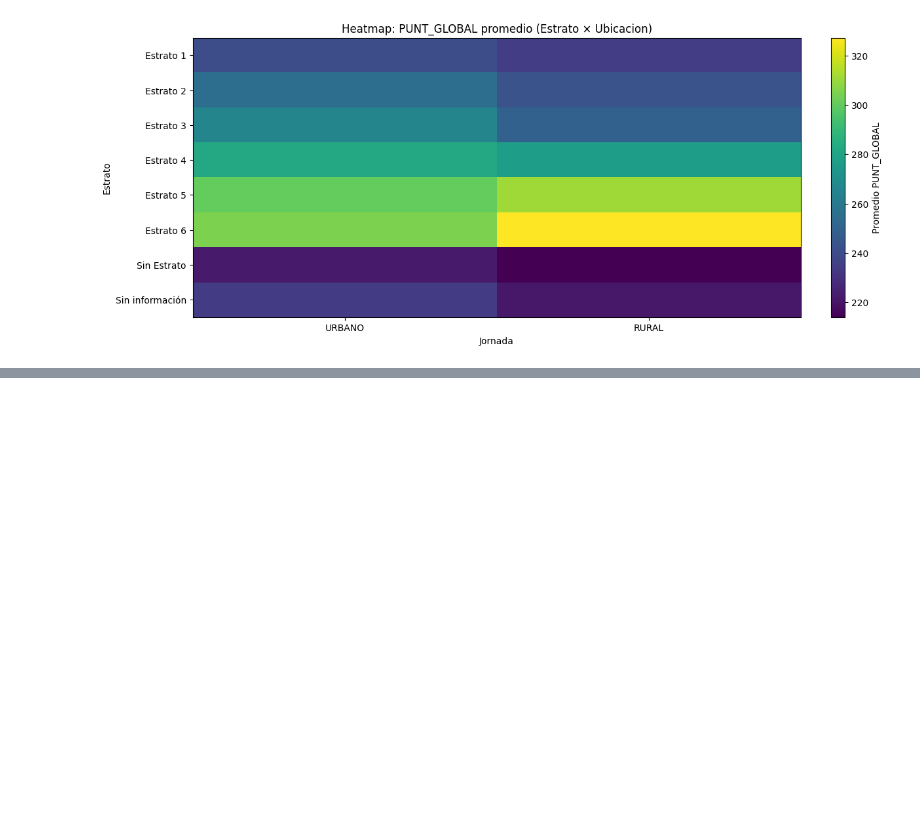
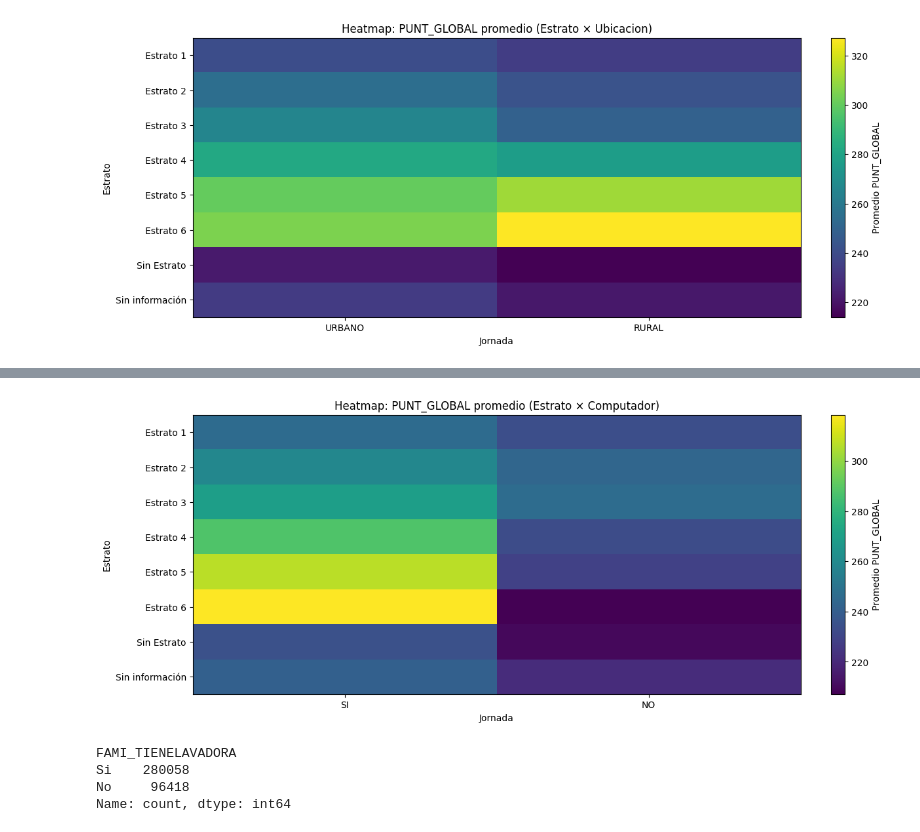
Before and after one commit to juancamilogoomezz/Proyecto-1, a Jupyter notebook: Experimentar Jeronimo.ipynb, the cells around one changed output, grey strips where cells are left out. Cells and saved outputs as stored; diff of their text form; code cells hidden in the pictures; blank space fills up the shorter version.

```diff
--- a/Experimentar Jeronimo.ipynb
+++ b/Experimentar Jeronimo.ipynb
@@ -3632,0 +3676,55 @@ plt.show()
+# %%
+puntaje = "PUNT_GLOBAL"
+estrato_col = "FAMI_ESTRATOVIVIENDA"
+jor_col = "FAMI_TIENECOMPUTADOR"
+
+tmp = df_trampa[[estrato_col, jor_col, puntaje]].copy()
+
+
+tmp[estrato_col] = tmp[estrato_col].astype("string").str.strip().fillna("Sin información")
+tmp[jor_col] = (tmp[jor_col].astype("string").str.strip().str.upper().fillna("Sin información"))
+tmp[puntaje] = pd.to_numeric(tmp[puntaje], errors="coerce")
+tmp = tmp.dropna(subset=[puntaje])
+
+
+orden_estrato = ["Estrato 1","Estrato 2","Estrato 3","Estrato 4","Estrato 5","Estrato 6",
+                 "Sin Estrato","Sin información"]
+orden_compu = ["SI", "NO"]
+
+
+tabla = pd.pivot_table(
+    tmp,
+    index=estrato_col,
+    columns=jor_col,
+    values=puntaje,
+    aggfunc="mean"
+).reindex(orden_estrato)
+
+tabla = tabla.reindex(columns=orden_compu)
+
+
+fig, ax = plt.subplots(figsize=(12,5), constrained_layout=True)
+im = ax.imshow(tabla.values, aspect="auto")
+
+ax.set_title(f"Heatmap: {puntaje} promedio (Estrato × Computador)")
+ax.set_xlabel("Jornada")
+ax.set_ylabel("Estrato")
+
+ax.set_xticks(range(len(tabla.columns)))
+ax.set_xticklabels(tabla.columns, rotation=0)
+ax.set_yticks(range(len(tabla.index)))
+ax.set_yticklabels(tabla.index)
+
+cbar = plt.colorbar(im, ax=ax)
+cbar.set_label(f"Promedio {puntaje}")
+
+plt.show()
+# %% [output]
+[figure, added]
+# %%
+df_trampa["FAMI_TIENELAVADORA"].value_counts()
+# %% [output]
+FAMI_TIENELAVADORA
+Si    280058
+No     96418
+Name: count, dtype: int64
```
Also changed, not shown: parts of 18 cells of this notebook.
